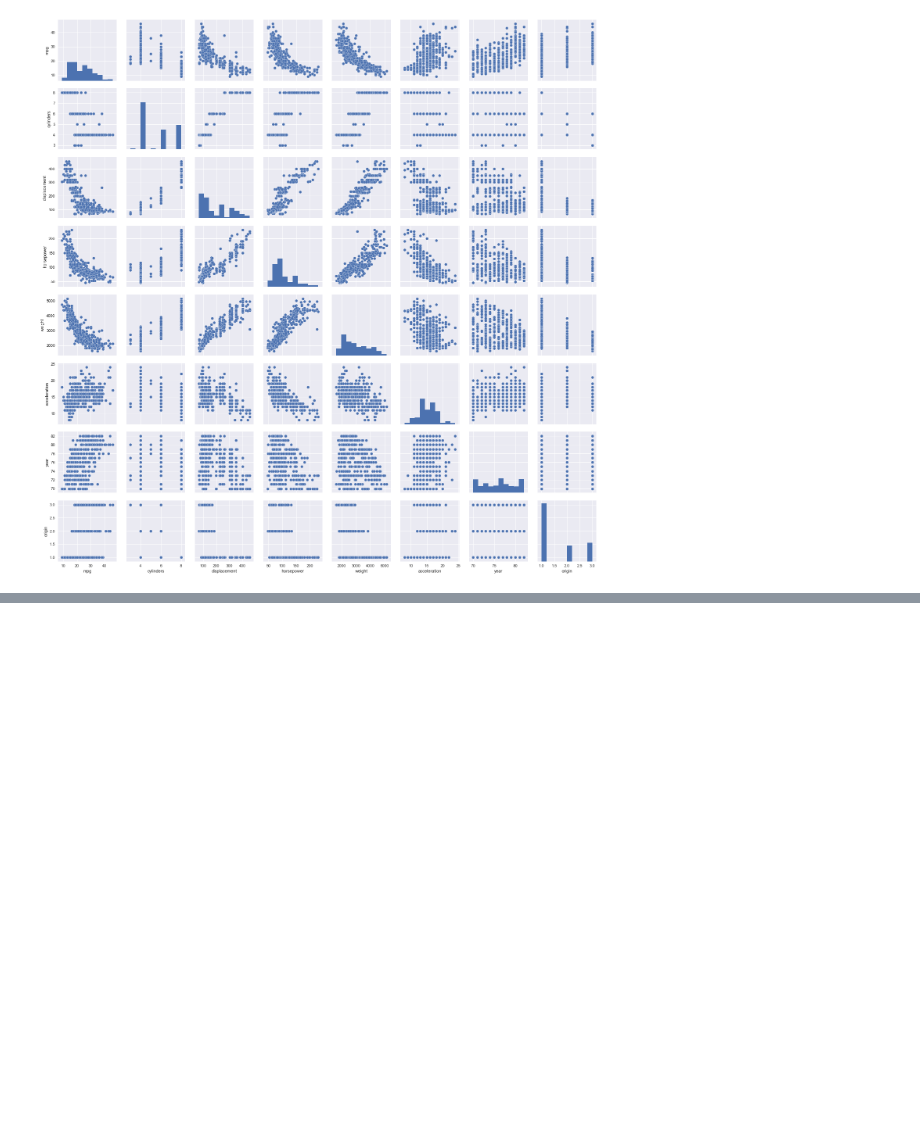
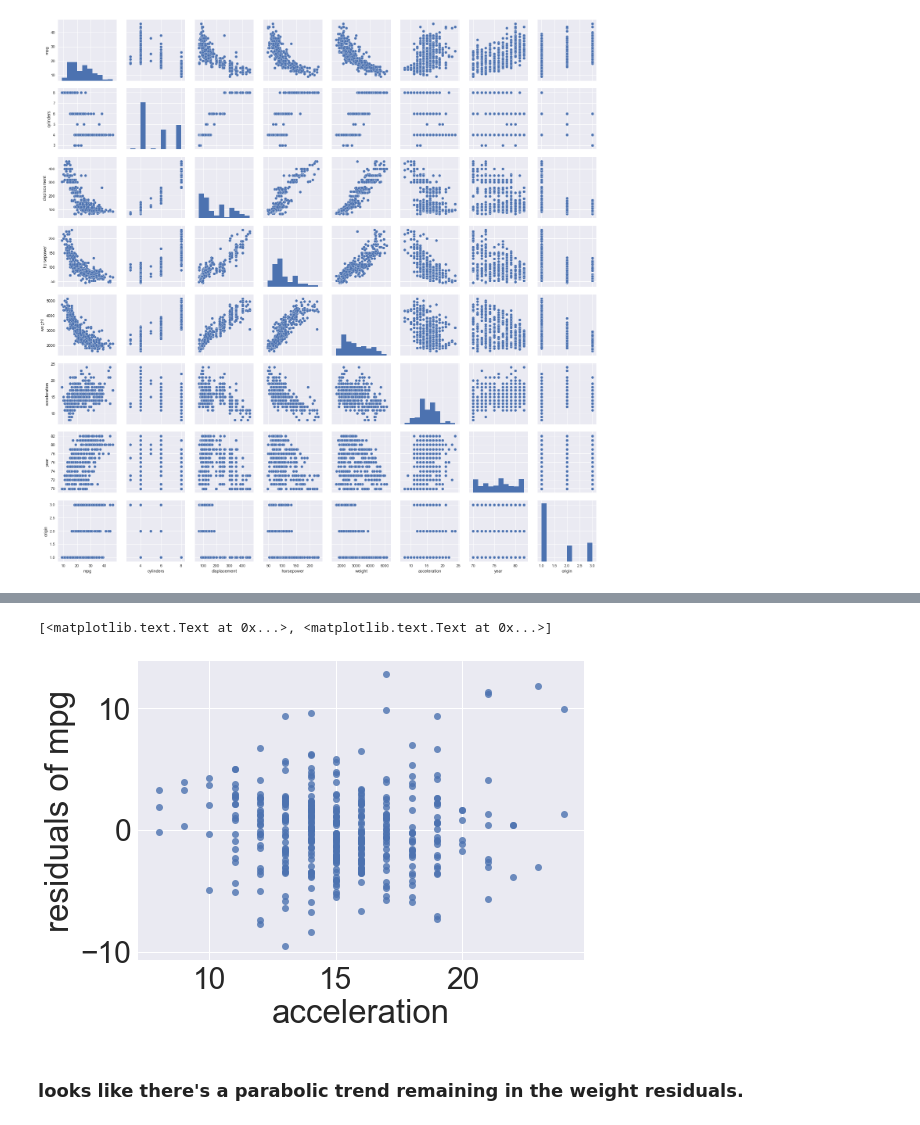
Before and after one commit to rcphillips/islir_exercises, a Jupyter notebook: ISLIR Ch. 3 Exercises.ipynb, the cells around one changed output, grey strips where cells are left out. Drawn from its saved outputs; the diff is of its cells as text; code cells hidden in the pictures; blank space fills up the shorter version.

```diff
--- a/ISLIR Ch. 3 Exercises.ipynb
+++ b/ISLIR Ch. 3 Exercises.ipynb
@@ -204,0 +274,8 @@ sns.pairplot(new_df)
+# %%
+ax = sns.regplot(new_df.acceleration.astype(int),results.resid,fit_reg=False)
+ax.set(ylabel = 'residuals of mpg', xlabel = 'acceleration')
+# %% [output]
+[<matplotlib.text.Text at 0x...>, <matplotlib.text.Text at 0x...>]
+[figure, added]
+# %% [markdown]
+### looks like there's a parabolic trend remaining in the weight residuals.
```
Also changed, not shown: parts of 31 cells of this notebook.
